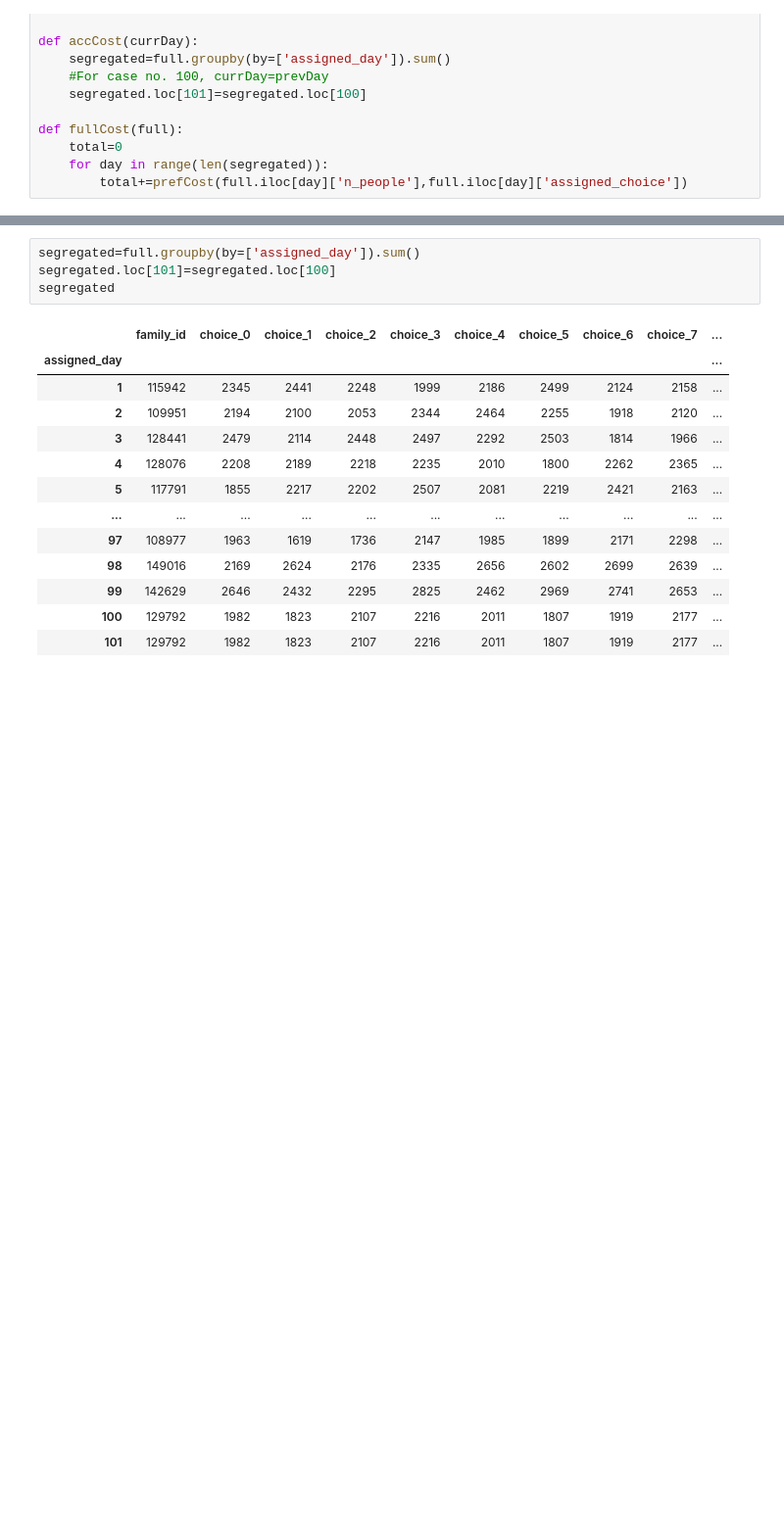
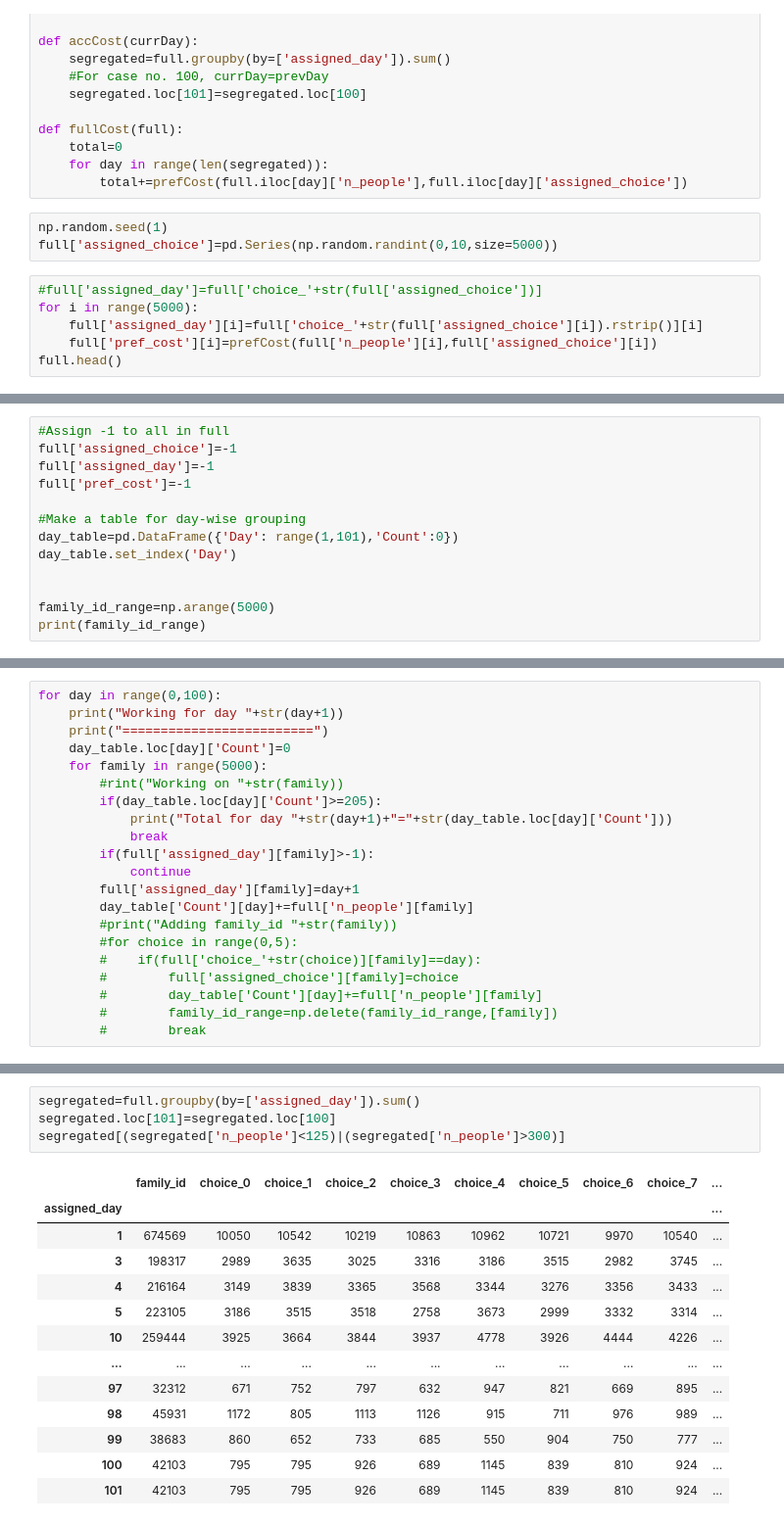
Before and after one commit to 13gurpreetsingh/ML, a Jupyter notebook: santa.ipynb, the cells around one changed output, grey strips where cells are left out. Shown: that part at 98% size. Cells and saved outputs as stored; diff of their text form; blank space fills up the shorter version.

```diff
--- a/santa.ipynb
+++ b/santa.ipynb
@@ -29,3 +17,12 @@ def fullCost(full):
     total=0
     for day in range(len(segregated)):
         total+=prefCost(full.iloc[day]['n_people'],full.iloc[day]['assigned_choice'])
+# %%
+np.random.seed(1)
+full['assigned_choice']=pd.Series(np.random.randint(0,10,size=5000))
+# %%
+#full['assigned_day']=full['choice_'+str(full['assigned_choice'])]
+for i in range(5000):
+    full['assigned_day'][i]=full['choice_'+str(full['assigned_choice'][i]).rstrip()][i]
+    full['pref_cost'][i]=prefCost(full['n_people'][i],full['assigned_choice'][i])
+full.head()
@@ -31,0 +44,13 @@ def fullCost(full):
+# %%
+#Assign -1 to all in full
+full['assigned_choice']=-1
+full['assigned_day']=-1
+full['pref_cost']=-1
+
+#Make a table for day-wise grouping
+day_table=pd.DataFrame({'Day': range(1,101),'Count':0})
+day_table.set_index('Day')
+
+
+family_id_range=np.arange(5000)
+print(family_id_range)
@@ -31,0 +59,21 @@ def fullCost(full):
+# %%
+for day in range(0,100):
+    print("Working for day "+str(day+1))
+    print("=========================")
+    day_table.loc[day]['Count']=0
+    for family in range(5000):
+        #rint("Working on "+str(family))
+        if(day_table.loc[day]['Count']>=205):
+            print("Total for day "+str(day+1)+"="+str(day_table.loc[day]['Count']))
+            break
+        if(full['assigned_day'][family]>-1):
+            continue
+        full['assigned_day'][family]=day+1
+        day_table['Count'][day]+=full['n_people'][family]
+        #print("Adding family_id "+str(family))
+        #for choice in range(0,5):
+        #    if(full['choice_'+str(choice)][family]==day):
+        #        full['assigned_choice'][family]=choice
+        #        day_table['Count'][day]+=full['n_people'][family]
+        #        family_id_range=np.delete(family_id_range,[family])
+        #        break
@@ -32,18 +131,18 @@ def fullCost(full):
 # %%
 segregated=full.groupby(by=['assigned_day']).sum()
 segregated.loc[101]=segregated.loc[100]
-segregated
+segregated[(segregated['n_people']<125)|(segregated['n_people']>300)]
 # %% [output]
 |  | family_id | choice_0 | choice_1 | choice_2 | choice_3 | choice_4 | choice_5 | choice_6 | choice_7 | ... |
 | assigned_day |  |  |  |  |  |  |  |  |  | ... |
-| 1 | 115942 | 2345 | 2441 | 2248 | 1999 | 2186 | 2499 | 2124 | 2158 | ... |
-| 2 | 109951 | 2194 | 2100 | 2053 | 2344 | 2464 | 2255 | 1918 | 2120 | ... |
-| 3 | 128441 | 2479 | 2114 | 2448 | 2497 | 2292 | 2503 | 1814 | 1966 | ... |
-| 4 | 128076 | 2208 | 2189 | 2218 | 2235 | 2010 | 1800 | 2262 | 2365 | ... |
-| 5 | 117791 | 1855 | 2217 | 2202 | 2507 | 2081 | 2219 | 2421 | 2163 | ... |
+| 1 | 674569 | 10050 | 10542 | 10219 | 10863 | 10962 | 10721 | 9970 | 10540 | ... |
+| 3 | 198317 | 2989 | 3635 | 3025 | 3316 | 3186 | 3515 | 2982 | 3745 | ... |
+| 4 | 216164 | 3149 | 3839 | 3365 | 3568 | 3344 | 3276 | 3356 | 3433 | ... |
+| 5 | 223105 | 3186 | 3515 | 3518 | 2758 | 3673 | 2999 | 3332 | 3314 | ... |
+| 10 | 259444 | 3925 | 3664 | 3844 | 3937 | 4778 | 3926 | 4444 | 4226 | ... |
 | ... | ... | ... | ... | ... | ... | ... | ... | ... | ... | ... |
-| 97 | 108977 | 1963 | 1619 | 1736 | 2147 | 1985 | 1899 | 2171 | 2298 | ... |
-| 98 | 149016 | 2169 | 2624 | 2176 | 2335 | 2656 | 2602 | 2699 | 2639 | ... |
-| 99 | 142629 | 2646 | 2432 | 2295 | 2825 | 2462 | 2969 | 2741 | 2653 | ... |
-| 100 | 129792 | 1982 | 1823 | 2107 | 2216 | 2011 | 1807 | 1919 | 2177 | ... |
-| 101 | 129792 | 1982 | 1823 | 2107 | 2216 | 2011 | 1807 | 1919 | 2177 | ... |
+| 97 | 32312 | 671 | 752 | 797 | 632 | 947 | 821 | 669 | 895 | ... |
+| 98 | 45931 | 1172 | 805 | 1113 | 1126 | 915 | 711 | 976 | 989 | ... |
+| 99 | 38683 | 860 | 652 | 733 | 685 | 550 | 904 | 750 | 777 | ... |
+| 100 | 42103 | 795 | 795 | 926 | 689 | 1145 | 839 | 810 | 924 | ... |
+| 101 | 42103 | 795 | 795 | 926 | 689 | 1145 | 839 | 810 | 924 | ... |
```
Also changed, not shown: parts of 10 cells of this notebook.
